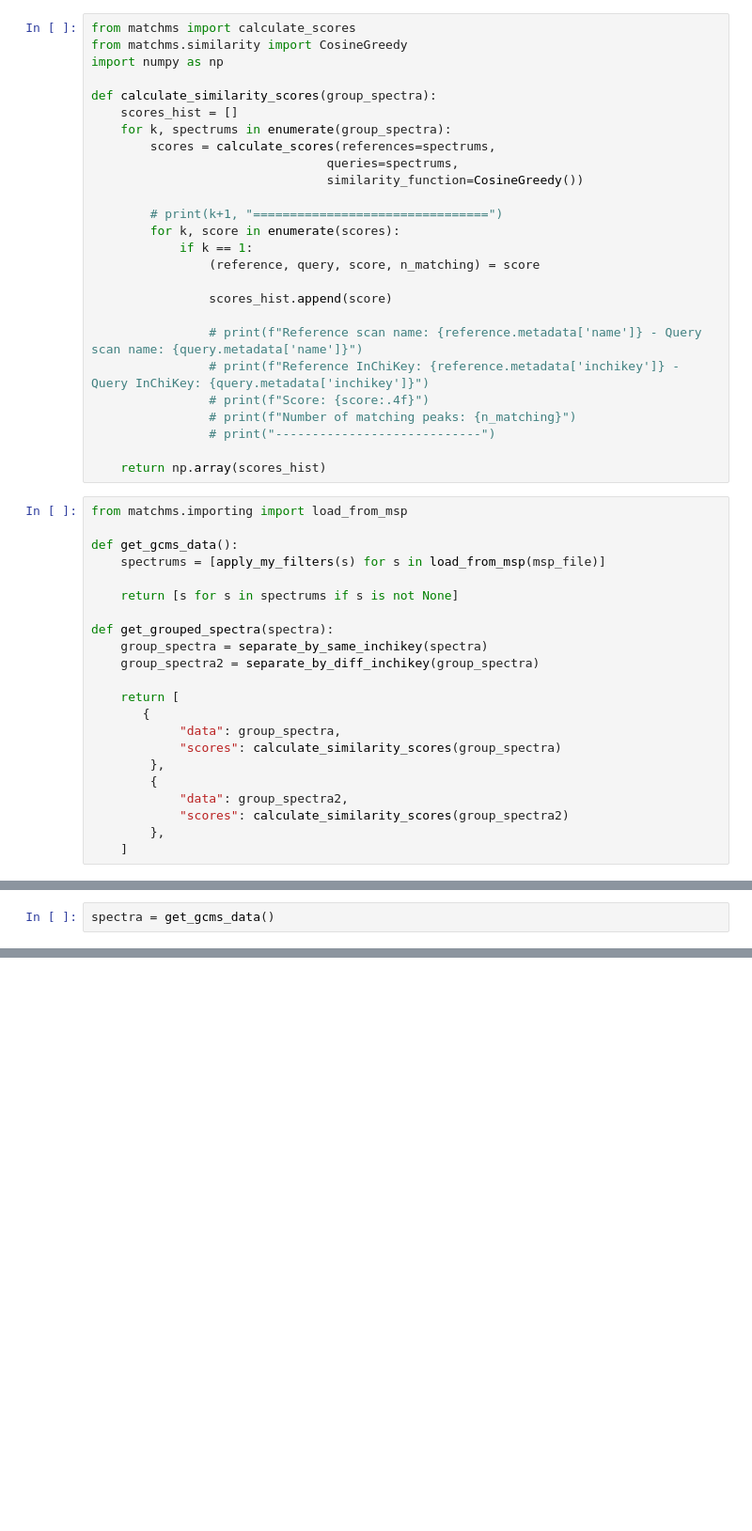
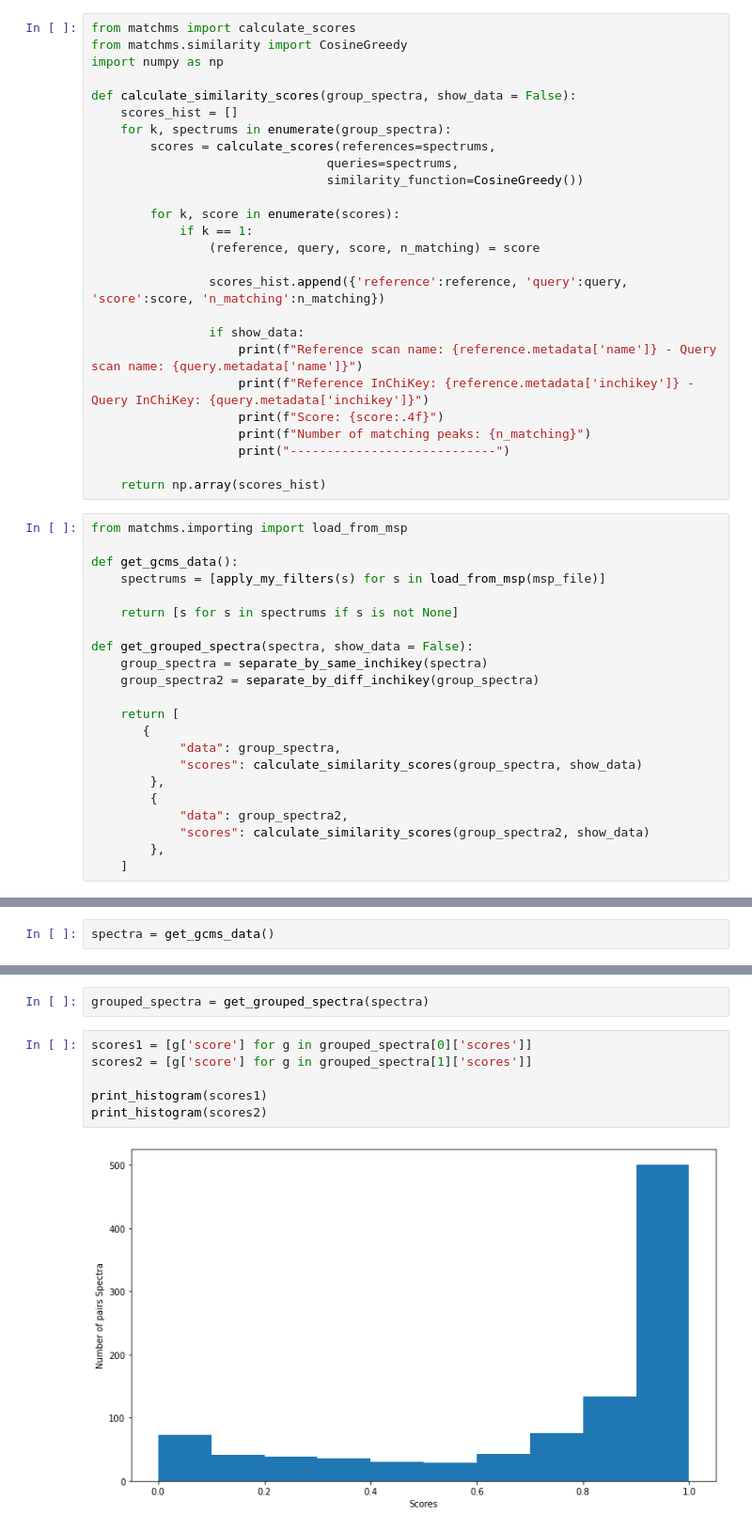
Before and after one commit to efrain2010/spec2vec_gcms_data_analysis, a Jupyter notebook: notebooks/Similarity score for GCMS.ipynb, the cells around one changed output, grey strips where cells are left out. Shown at 94% size. Cells and saved outputs as stored; diff of their text form; blank space fills up the shorter version.

```diff
--- a/notebooks/Similarity score for GCMS.ipynb
+++ b/notebooks/Similarity score for GCMS.ipynb
@@ -56,25 +56,25 @@ from matchms import calculate_scores
 from matchms.similarity import CosineGreedy
 import numpy as np
 
-def calculate_similarity_scores(group_spectra):
+def calculate_similarity_scores(group_spectra, show_data = False):
     scores_hist = []
     for k, spectrums in enumerate(group_spectra):
         scores = calculate_scores(references=spectrums,
                                 queries=spectrums,
                                 similarity_function=CosineGreedy())
 
-        # print(k+1, "================================")
         for k, score in enumerate(scores):
             if k == 1:
                 (reference, query, score, n_matching) = score
 
-                scores_hist.append(score)
+                scores_hist.append({'reference':reference, 'query':query, 'score':score, 'n_matching':n_matching})
 
-                # print(f"Reference scan name: {reference.metadata['name']} - Query scan name: {query.metadata['name']}")
-                # print(f"Reference InChiKey: {reference.metadata['inchikey']} - Query InChiKey: {query.metadata['inchikey']}")
-                # print(f"Score: {score:.4f}")
-                # print(f"Number of matching peaks: {n_matching}")
-                # print("----------------------------")
+                if show_data:
+                    print(f"Reference scan name: {reference.metadata['name']} - Query scan name: {query.metadata['name']}")
+                    print(f"Reference InChiKey: {reference.metadata['inchikey']} - Query InChiKey: {query.metadata['inchikey']}")
+                    print(f"Score: {score:.4f}")
+                    print(f"Number of matching peaks: {n_matching}")
+                    print("----------------------------")
 
     return np.array(scores_hist)
 # %%
@@ -85,17 +85,17 @@ def get_gcms_data():
 
     return [s for s in spectrums if s is not None]
 
-def get_grouped_spectra(spectra):
+def get_grouped_spectra(spectra, show_data = False):
     group_spectra = separate_by_same_inchikey(spectra)
     group_spectra2 = separate_by_diff_inchikey(group_spectra)
 
     return [
        {
             "data": group_spectra,
-            "scores": calculate_similarity_scores(group_spectra)
+            "scores": calculate_similarity_scores(group_spectra, show_data)
         },
         {
             "data": group_spectra2,
-            "scores": calculate_similarity_scores(group_spectra2)
+            "scores": calculate_similarity_scores(group_spectra2, show_data)
         },
     ]
@@ -164,0 +151,10 @@ Example 4
+# %%
+grouped_spectra = get_grouped_spectra(spectra)
+# %%
+scores1 = [g['score'] for g in grouped_spectra[0]['scores']]
+scores2 = [g['score'] for g in grouped_spectra[1]['scores']]
+
+print_histogram(scores1)
+print_histogram(scores2)
+# %% [output]
+[figure, added]
```
Also changed, not shown: parts of 10 cells of this notebook.
